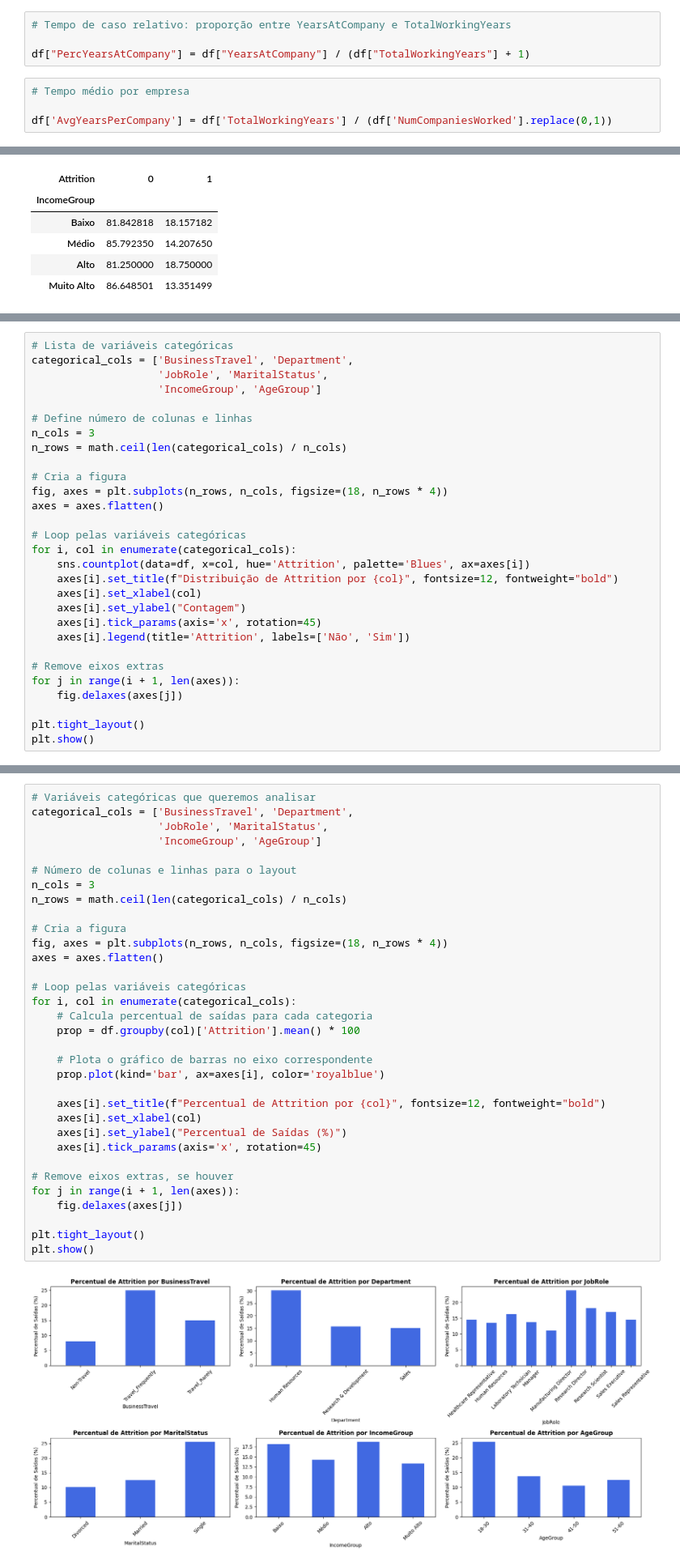
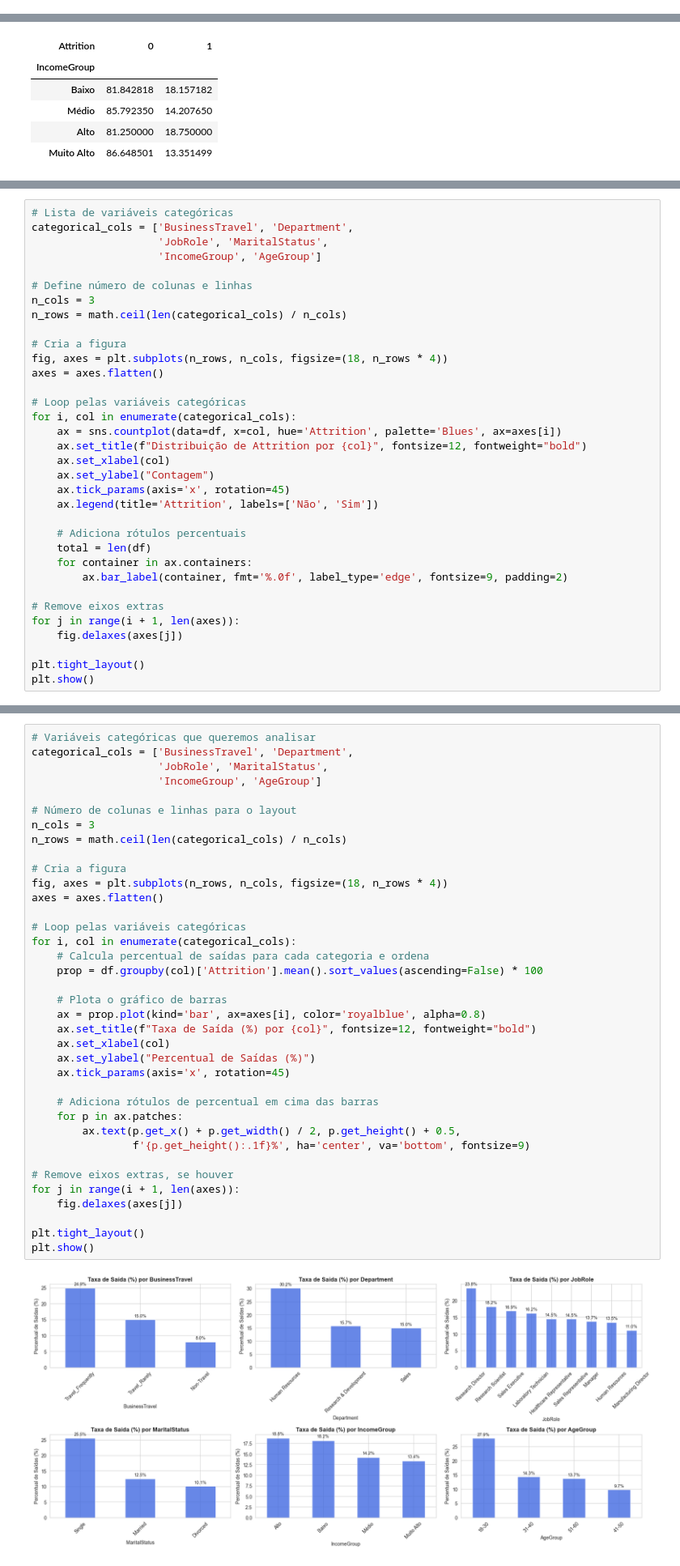
Before and after one commit to iannacastro/laboratoria-ml-attrition, a Jupyter notebook: notebooks/ML_Attrition_Projeto.ipynb, the cells around one changed output, grey strips where cells are left out. Shown at 81% size. Saved outputs shown, nothing was run; the diff lists cells and outputs as text.

```diff
--- a/notebooks/ML_Attrition_Projeto.ipynb
+++ b/notebooks/ML_Attrition_Projeto.ipynb
@@ -206,8 +108,0 @@ df["AgeGroup"] = pd.cut(df["Age"], bins=[18, 30, 40, 50, 60],
-# %%
-# Tempo de caso relativo: proporção entre YearsAtCompany e TotalWorkingYears
-
-df["PercYearsAtCompany"] = df["YearsAtCompany"] / (df["TotalWorkingYears"] + 1)
-# %%
-# Tempo médio por empresa
-
-df['AvgYearsPerCompany'] = df['TotalWorkingYears'] / (df['NumCompaniesWorked'].replace(0,1))
@@ -481,12 +397,17 @@ axes = axes.flatten()
 
 # Loop pelas variáveis categóricas
 for i, col in enumerate(categorical_cols):
-    sns.countplot(data=df, x=col, hue='Attrition', palette='Blues', ax=axes[i])
-    axes[i].set_title(f"Distribuição de Attrition por {col}", fontsize=12, fontweight="bold")
-    axes[i].set_xlabel(col)
-    axes[i].set_ylabel("Contagem")
-    axes[i].tick_params(axis='x', rotation=45)
-    axes[i].legend(title='Attrition', labels=['Não', 'Sim'])
+    ax = sns.countplot(data=df, x=col, hue='Attrition', palette='Blues', ax=axes[i])
+    ax.set_title(f"Distribuição de Attrition por {col}", fontsize=12, fontweight="bold")
+    ax.set_xlabel(col)
+    ax.set_ylabel("Contagem")
+    ax.tick_params(axis='x', rotation=45)
+    ax.legend(title='Attrition', labels=['Não', 'Sim'])
+
+    # Adiciona rótulos percentuais
+    total = len(df)
+    for container in ax.containers:
+        ax.bar_label(container, fmt='%.0f', label_type='edge', fontsize=9, padding=2)
 
 # Remove eixos extras
 for j in range(i + 1, len(axes)):
@@ -499,38 +420,42 @@ plt.show()
 # %%
 # Variáveis categóricas que queremos analisar
 categorical_cols = ['BusinessTravel', 'Department',
                     'JobRole', 'MaritalStatus',
                     'IncomeGroup', 'AgeGroup']
 
 # Número de colunas e linhas para o layout
 n_cols = 3
 n_rows = math.ceil(len(categorical_cols) / n_cols)
 
 # Cria a figura
 fig, axes = plt.subplots(n_rows, n_cols, figsize=(18, n_rows * 4))
 axes = axes.flatten()
 
 # Loop pelas variáveis categóricas
 for i, col in enumerate(categorical_cols):
-    # Calcula percentual de saídas para cada categoria
-    prop = df.groupby(col)['Attrition'].mean() * 100
+    # Calcula percentual de saídas para cada categoria e ordena
+    prop = df.groupby(col)['Attrition'].mean().sort_values(ascending=False) * 100
 
-    # Plota o gráfico de barras no eixo correspondente
-    prop.plot(kind='bar', ax=axes[i], color='royalblue')
+    # Plota o gráfico de barras
+    ax = prop.plot(kind='bar', ax=axes[i], color='royalblue', alpha=0.8)
+    ax.set_title(f"Taxa de Saída (%) por {col}", fontsize=12, fontweight="bold")
+    ax.set_xlabel(col)
+    ax.set_ylabel("Percentual de Saídas (%)")
+    ax.tick_params(axis='x', rotation=45)
 
-    axes[i].set_title(f"Percentual de Attrition por {col}", fontsize=12, fontweight="bold")
-    axes[i].set_xlabel(col)
-    axes[i].set_ylabel("Percentual de Saídas (%)")
-    axes[i].tick_params(axis='x', rotation=45)
+    # Adiciona rótulos de percentual em cima das barras
+    for p in ax.patches:
+        ax.text(p.get_x() + p.get_width() / 2, p.get_height() + 0.5,
+                f'{p.get_height():.1f}%', ha='center', va='bottom', fontsize=9)
 
 # Remove eixos extras, se houver
 for j in range(i + 1, len(axes)):
     fig.delaxes(axes[j])
 
 plt.tight_layout()
 plt.show()
 # %% [output]
-[figure, old version]
+[figure, new version]
 # %% [markdown]
 Avaliação: quando verificado a taxa de saída por derpartamento, por exemplo, pode ser observado que Human Resources tem um pulo, tendo em vista a proporção de saídas comparada a quantidade de funcionários.
 # %% [markdown]
```
Also changed, not shown: parts of 100 cells of this notebook.
